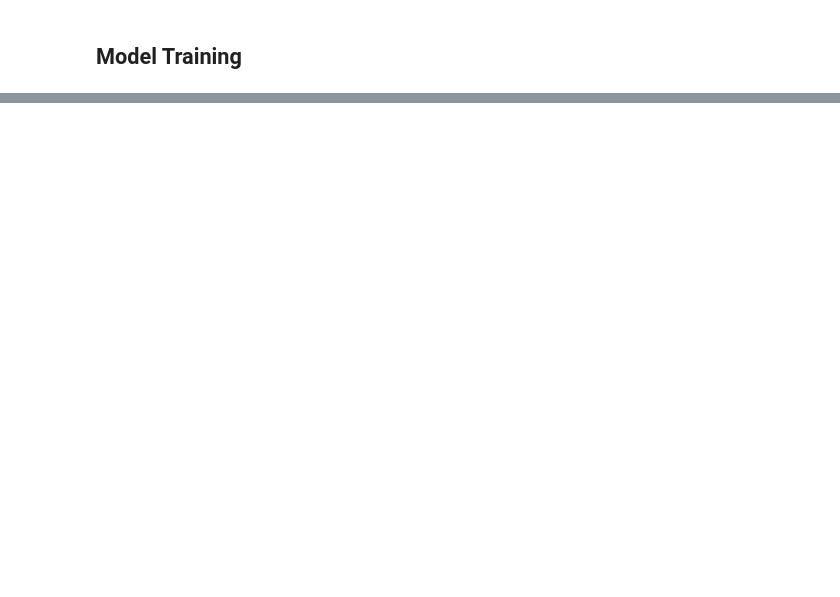
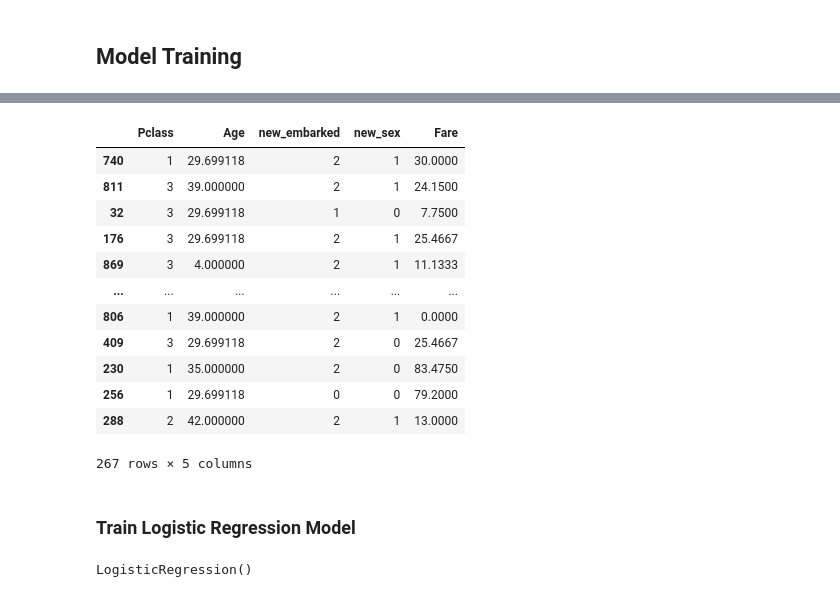
Before and after one commit to Oye4short/logistic_Regression, a Jupyter notebook: Titanic/Titanic.ipynb, the cells around one changed output, grey strips where cells are left out. Cells and saved outputs as stored; diff of their text form; code cells hidden in the pictures; blank space fills up the shorter version.

```diff
--- a/Titanic/Titanic.ipynb
+++ b/Titanic/Titanic.ipynb
@@ -244,0 +617,18 @@ data.groupby('Pclass')
+# %%
+X_test
+# %% [output]
+|  | Pclass | Age | new_embarked | new_sex | Fare |
+| 740 | 1 | 29.699118 | 2 | 1 | 30.0000 |
+| 811 | 3 | 39.000000 | 2 | 1 | 24.1500 |
+| 32 | 3 | 29.699118 | 1 | 0 | 7.7500 |
+| 176 | 3 | 29.699118 | 2 | 1 | 25.4667 |
+| 869 | 3 | 4.000000 | 2 | 1 | 11.1333 |
+| ... | ... | ... | ... | ... | ... |
+| 806 | 1 | 39.000000 | 2 | 1 | 0.0000 |
+| 409 | 3 | 29.699118 | 2 | 0 | 25.4667 |
+| 230 | 1 | 35.000000 | 2 | 0 | 83.4750 |
+| 256 | 1 | 29.699118 | 0 | 0 | 79.2000 |
+| 288 | 2 | 42.000000 | 2 | 1 | 13.0000 |
+267 rows × 5 columns
+# %% [markdown]
+### Train Logistic Regression Model
@@ -244,0 +639,5 @@ data.groupby('Pclass')
+# %%
+#train the model on X_train , y_train
+logistic_model.fit(X_train,y_train)
+# %% [output]
+LogisticRegression()
```
Also changed, not shown: parts of 84 cells of this notebook, 2 other files.
